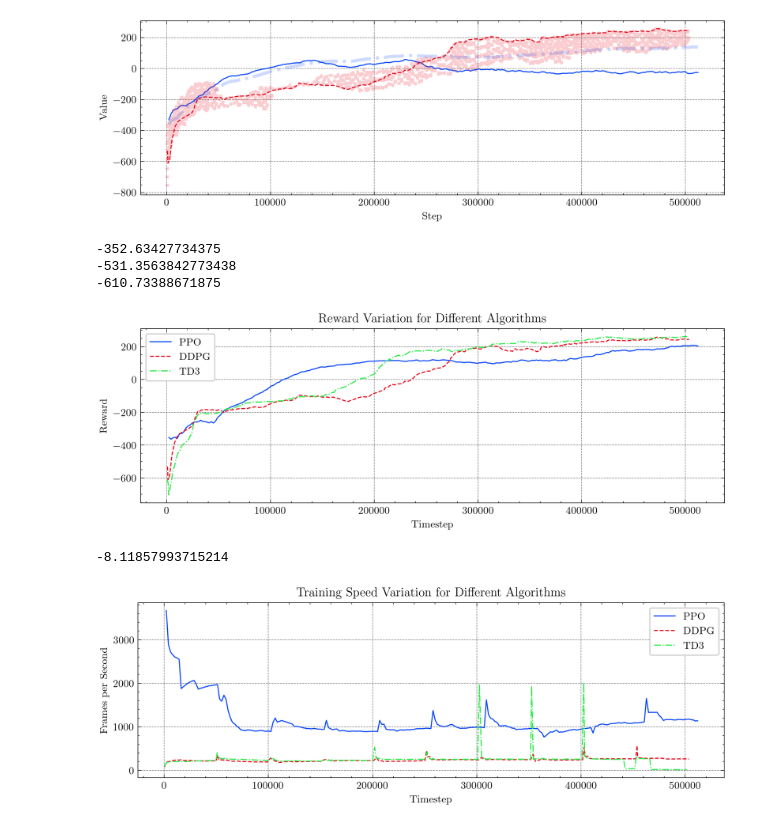
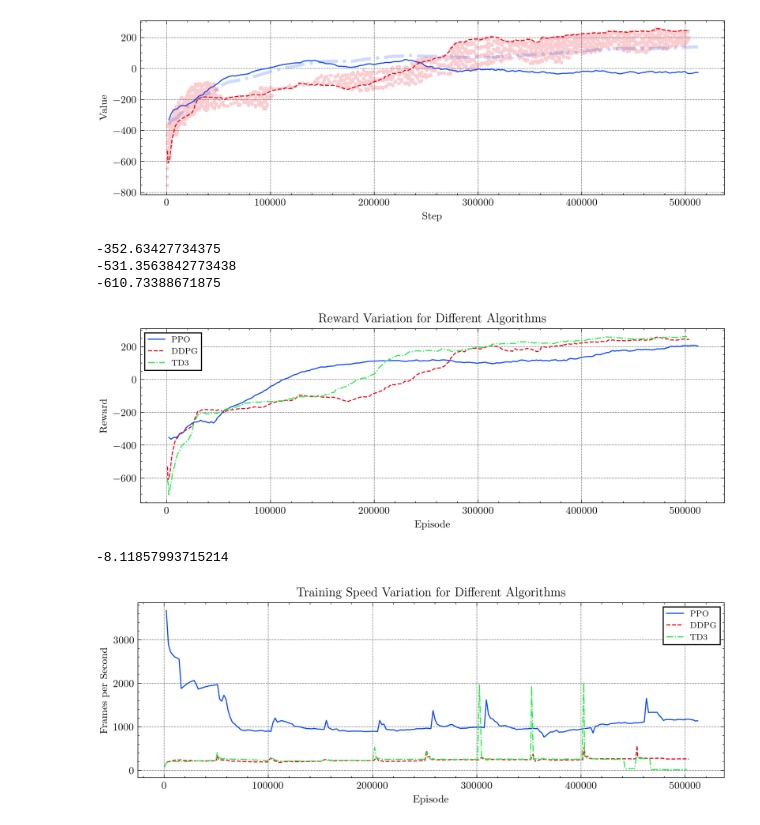
Before and after one commit to fidhalkotta/gym-copter-FTC, a Jupyter notebook: drl/experimentation/algorithmValidation/plotTraining.ipynb, the cells around one changed output. Drawn from its saved outputs; the diff is of its cells as text; code cells hidden in the pictures.

Commit message:
Update plots in algorithm comparison

```diff
--- a/drl/experimentation/algorithmValidation/plotTraining.ipynb
+++ b/drl/experimentation/algorithmValidation/plotTraining.ipynb
@@ -178,36 +176,36 @@ for i, alg in enumerate(["PPO", "DDPG", "TD3"]):
         if alg == "PPO" and i == 0:
             continue
         # Filter the data by the current run
         run_data = data[data["run"] == run]
 
         # Plot the ep_rew_mean against step
         plt.plot(run_data["step"], run_data["value"], label=alg)
 
         print(run_data["value"].iloc[0])
 
         plotted += 1
 
         if plotted == 1:
             break
 
     # Add a label to the plot
     # plt.plot([], [], color=color,)
 
 # Add a legend and axis labels
-plt.legend()
-plt.xlabel("Timestep")
+plt.legend(fontsize=8, fancybox=False, edgecolor='black')
+plt.xlabel("Episode")
 plt.ylabel("Reward")
 plt.title("Reward Variation for Different Algorithms")
 
 plt.savefig('images/algorithmComparisonReward.png', dpi=300)
 
 # Show the plot
 plt.show()
 # %% [output]
 -352.63427734375
 -531.3563842773438
 -610.73388671875
-[figure, old version]
+[figure, new version]
 # %%
 a= 203.8240509033203
 b= 244.4160919189453
@@ -263,13 +261,13 @@ for i, alg in enumerate(["PPO", "DDPG", "TD3"]):
     # plt.plot([], [], color=color,)
 
 # Add a legend and axis labels
-plt.xlabel("Timestep")
+plt.xlabel("Episode")
 plt.ylabel("Frames per Second")
 plt.title("Training Speed Variation for Different Algorithms")
-plt.legend()
+plt.legend(fontsize=8, fancybox=False, edgecolor='black')
 
 plt.savefig('images/algorithmComparisonTrainingSpeed.png', dpi=300)
 # Show the plot
 plt.show()
 # %% [output]
-[figure, old version]
+[figure, new version]
```
Also changed, not shown: parts of 2 cells of this notebook, 11 other files.
